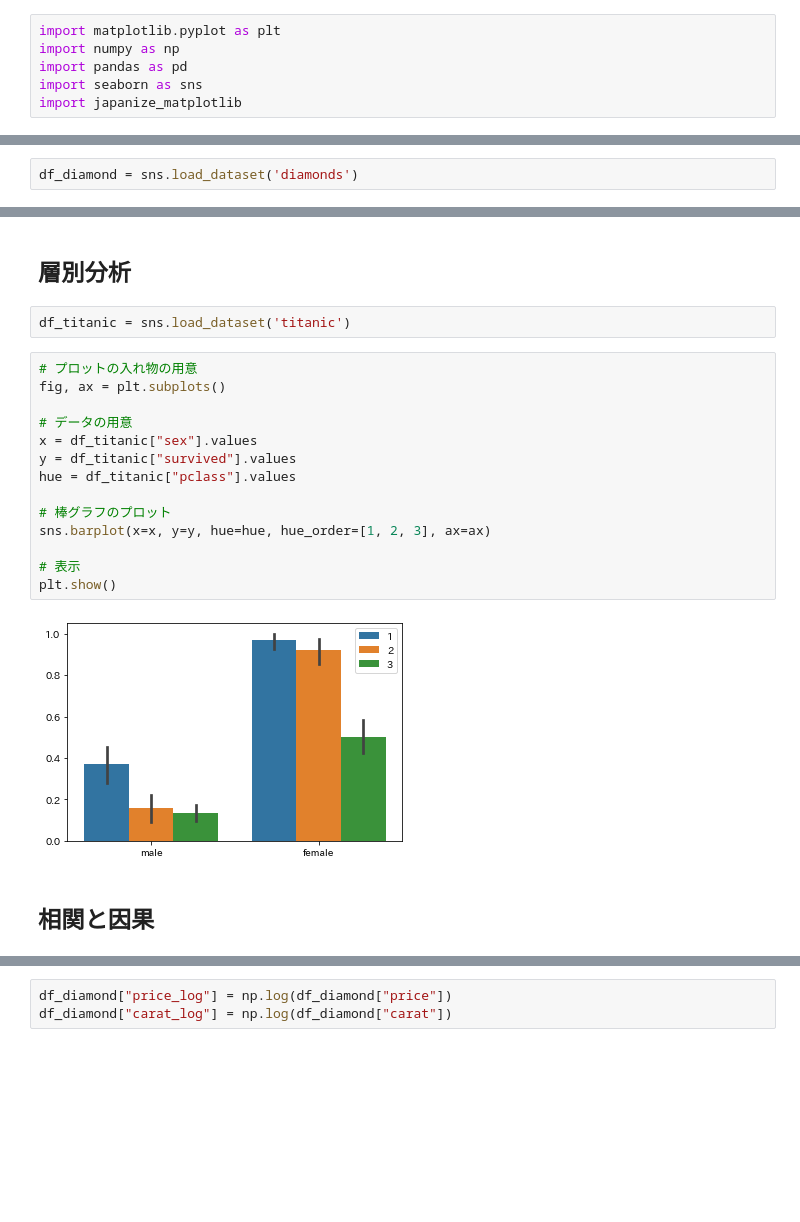
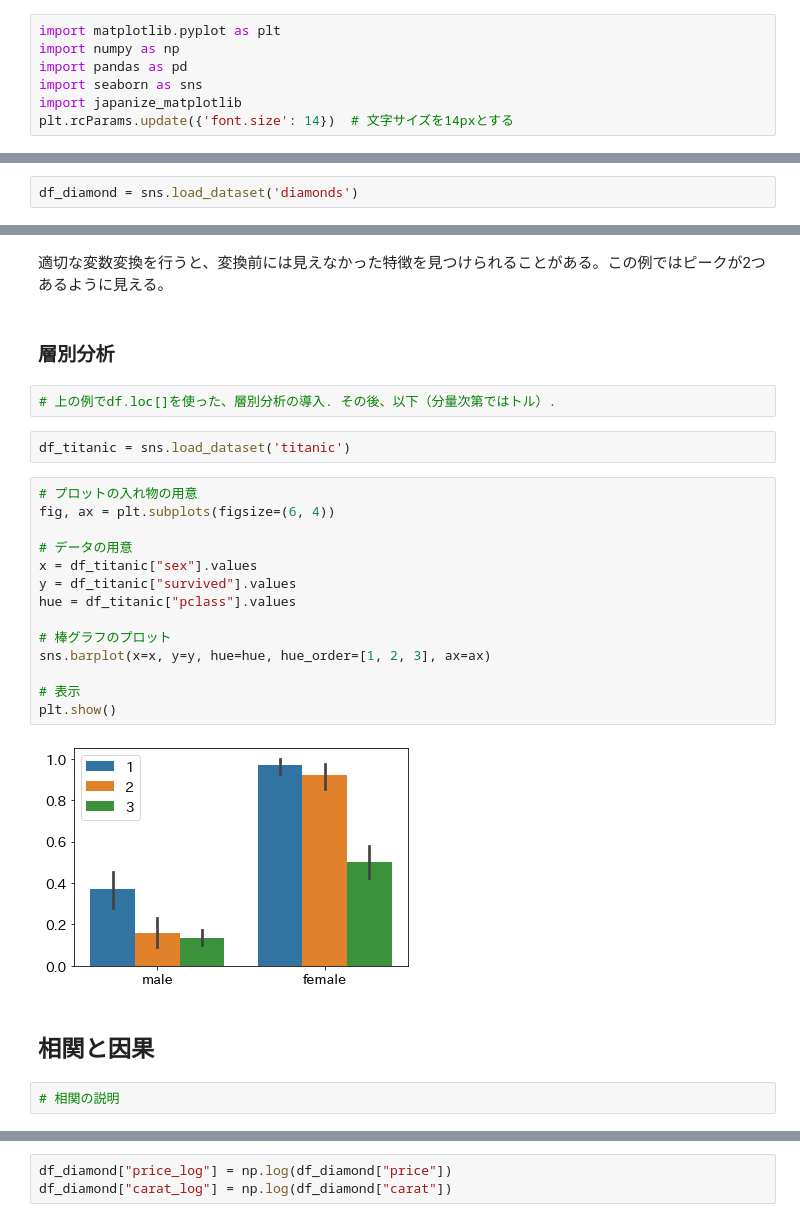
Before and after one commit to tsuboshun/begin-python, a Jupyter notebook: _sources/lecture14.ipynb, the cells around one changed output, grey strips where cells are left out. Drawn from its saved outputs; the diff is of its cells as text; blank space fills up the shorter version.

```diff
--- a/_sources/lecture14.ipynb
+++ b/_sources/lecture14.ipynb
@@ -48,3 +54,4 @@ import numpy as np
 import pandas as pd
 import seaborn as sns
 import japanize_matplotlib
+plt.rcParams.update({'font.size': 14})  # 文字サイズを14pxとする
@@ -87,22 +198,28 @@ plt.show()
+# %% [markdown]
+適切な変数変換を行うと、変換前には見えなかった特徴を見つけられることがある。この例ではピークが2つあるように見える。
 # %% [markdown]
-## 層別分析
+### 層別分析
+# %%
+# 上の例でdf.loc[]を使った、層別分析の導入. その後、以下（分量次第ではトル）.
 # %%
 df_titanic = sns.load_dataset('titanic')
 # %%
 # プロットの入れ物の用意
-fig, ax = plt.subplots()
+fig, ax = plt.subplots(figsize=(6, 4))
 
 # データの用意
 x = df_titanic["sex"].values
 y = df_titanic["survived"].values
 hue = df_titanic["pclass"].values
 
 # 棒グラフのプロット
 sns.barplot(x=x, y=y, hue=hue, hue_order=[1, 2, 3], ax=ax)
 
 # 表示
 plt.show()
 # %% [output]
-[figure, old version]
+[figure, new version]
 # %% [markdown]
 ## 相関と因果
+# %%
+# 相関の説明
```
Also changed, not shown: parts of 28 cells of this notebook, 33 other files.
